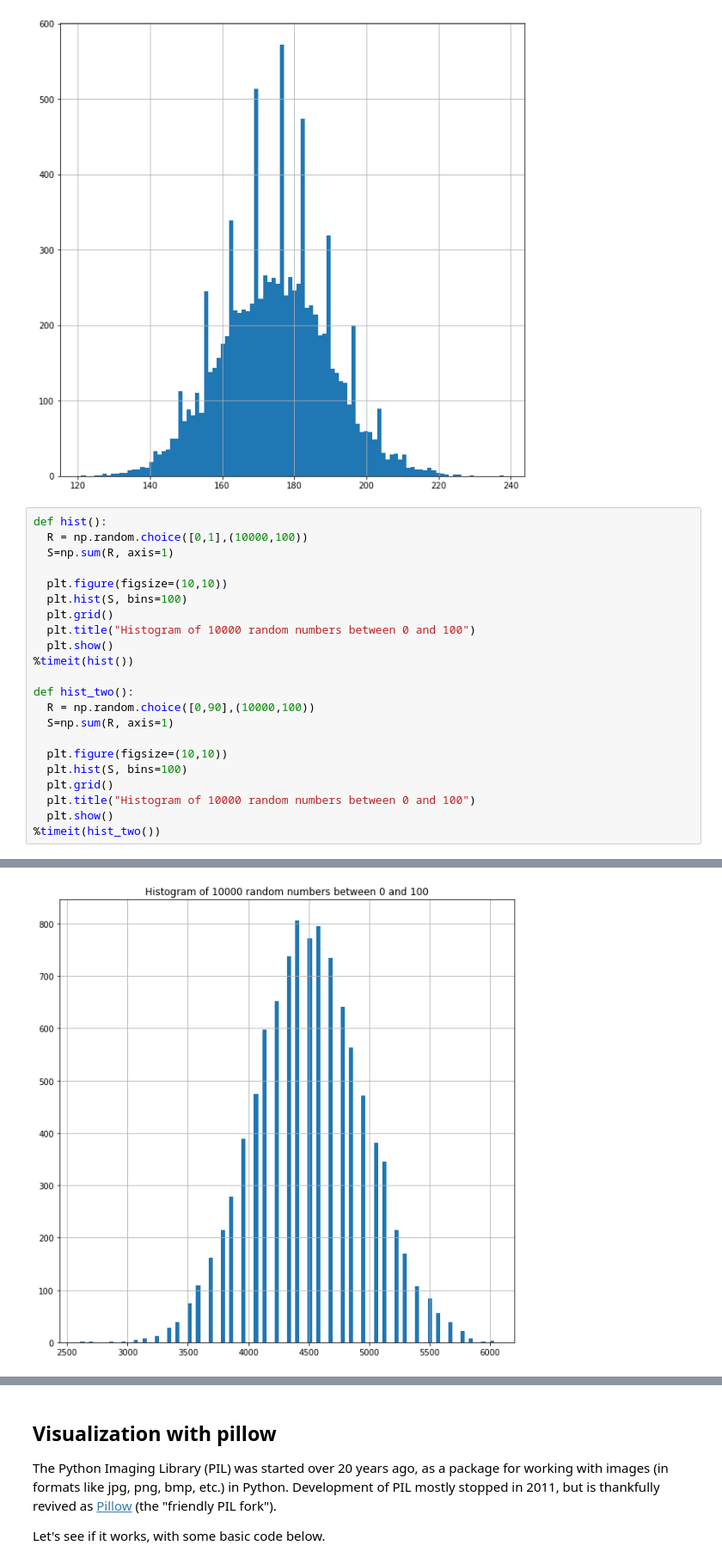
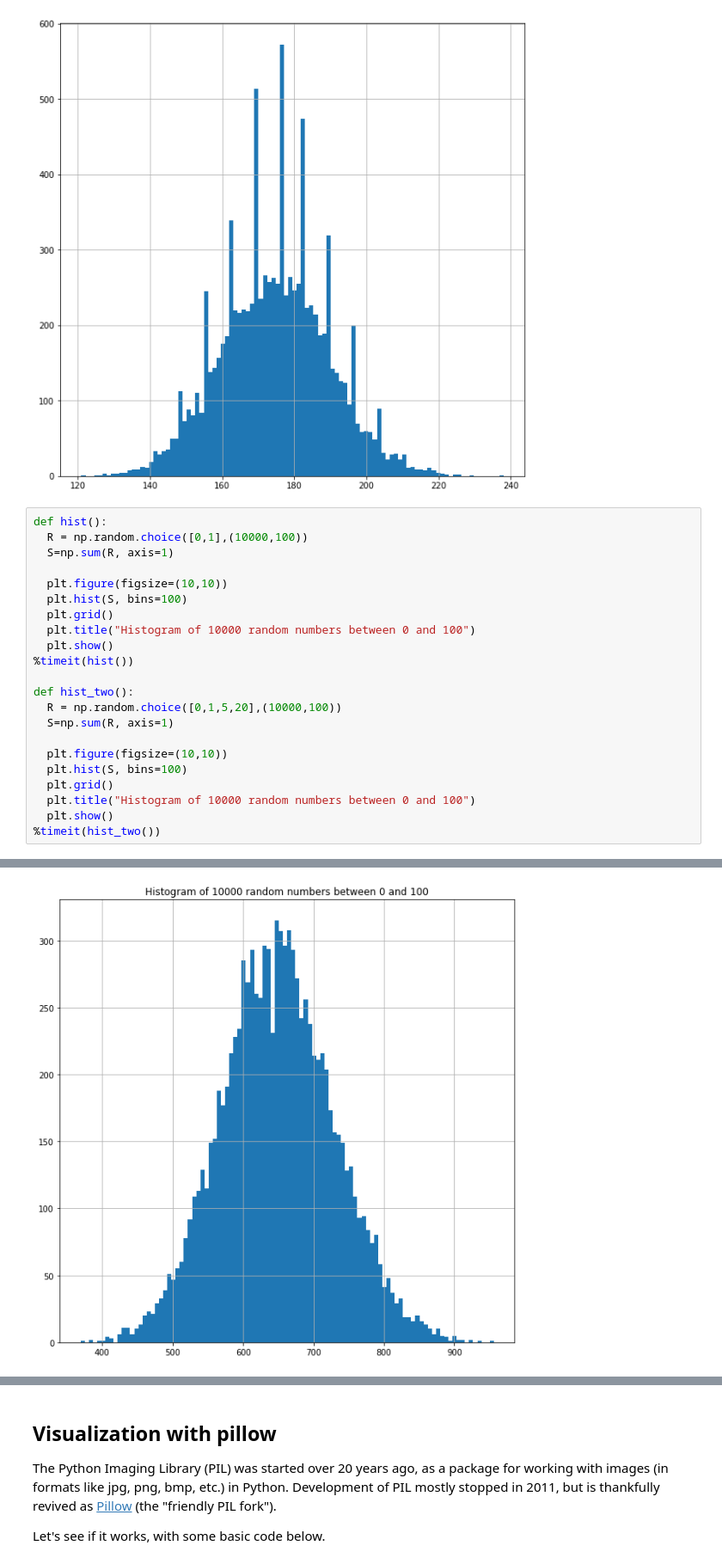
Before and after one commit to dakrworld/Math-152, a Jupyter notebook: Copy_of_P4M_Notebook_4.ipynb, the cells around one changed output, grey strips where cells are left out. Shown at 86% size. Drawn from its saved outputs; the diff is of its cells as text.

```diff
--- a/Copy_of_P4M_Notebook_4.ipynb
+++ b/Copy_of_P4M_Notebook_4.ipynb
@@ -978,7 +978,7 @@ def hist():
 %timeit(hist())
 
 def hist_two():
-  R = np.random.choice([0,90],(10000,100))
+  R = np.random.choice([0,1,5,20],(10000,100))
   S=np.sum(R, axis=1)
 
   plt.figure(figsize=(10,10))
@@ -1000 +1000 @@ def hist_two():
-[figure, old version]
+[figure, new version]
```
Also changed, not shown: parts of 3 cells of this notebook.
